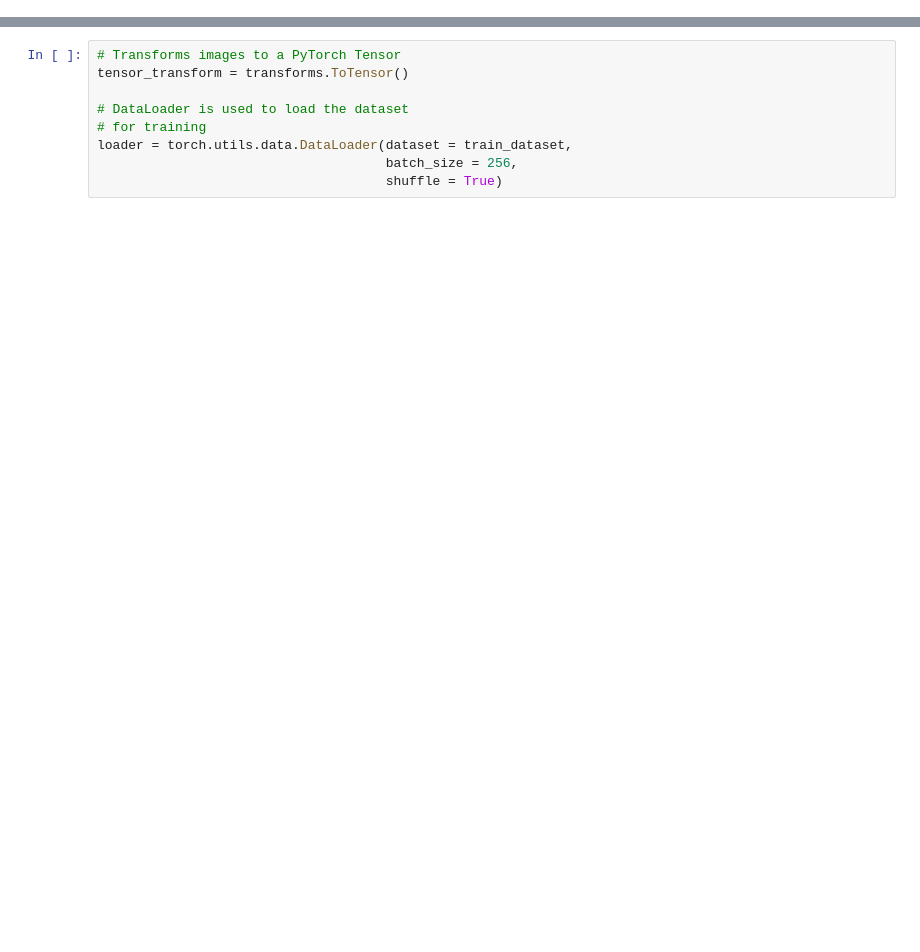
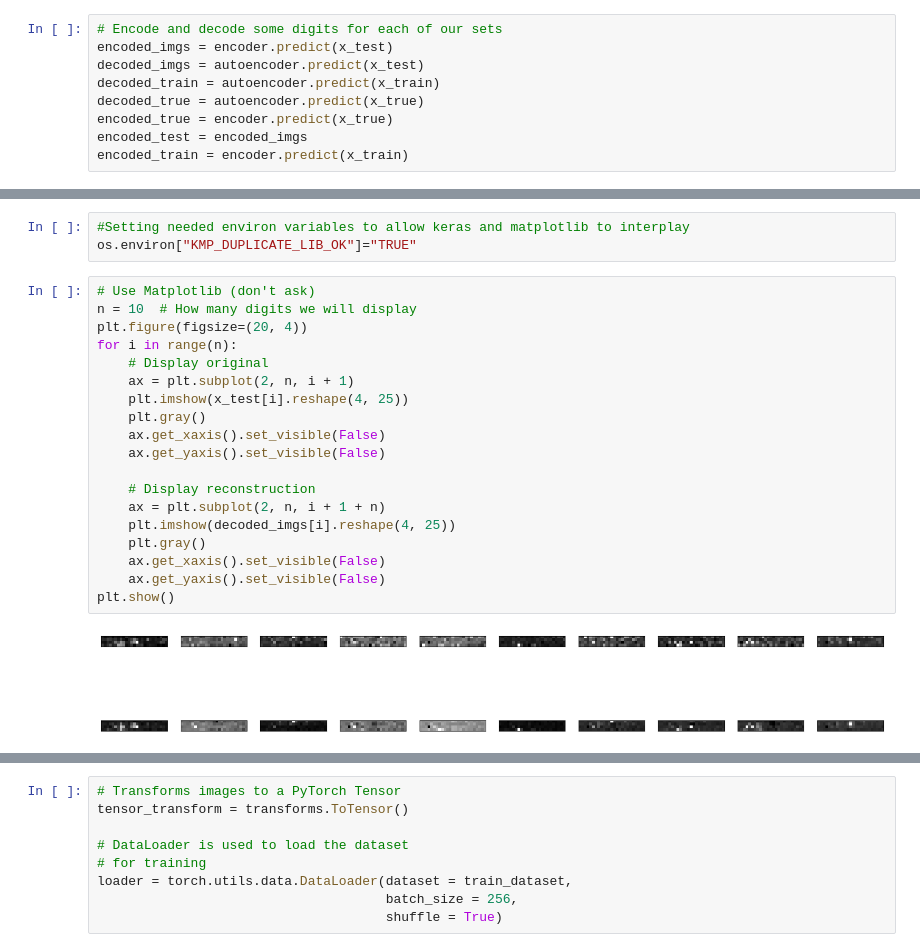
Before and after one commit to SeivenBell/Data_Science_and_Statistical_Learning_Projects, a Jupyter notebook: Final_Project/labeled_learning.ipynb, the cells around one changed output, grey strips where cells are left out. Drawn from its saved outputs; the diff is of its cells as text; blank space fills up the shorter version.

```diff
--- a/Final_Project/labeled_learning.ipynb
+++ b/Final_Project/labeled_learning.ipynb
@@ -0,0 +488,9 @@
+# %%
+# Encode and decode some digits for each of our sets
+encoded_imgs = encoder.predict(x_test)
+decoded_imgs = autoencoder.predict(x_test)
+decoded_train = autoencoder.predict(x_train)
+decoded_true = autoencoder.predict(x_true)
+encoded_true = encoder.predict(x_true)
+encoded_test = encoded_imgs
+encoded_train = encoder.predict(x_train)
@@ -0,0 +504,24 @@
+# %%
+#Setting needed environ variables to allow keras and matplotlib to interplay
+os.environ["KMP_DUPLICATE_LIB_OK"]="TRUE"
+# %%
+# Use Matplotlib (don't ask)
+n = 10  # How many digits we will display
+plt.figure(figsize=(20, 4))
+for i in range(n):
+    # Display original
+    ax = plt.subplot(2, n, i + 1)
+    plt.imshow(x_test[i].reshape(4, 25))
+    plt.gray()
+    ax.get_xaxis().set_visible(False)
+    ax.get_yaxis().set_visible(False)
+
+    # Display reconstruction
+    ax = plt.subplot(2, n, i + 1 + n)
+    plt.imshow(decoded_imgs[i].reshape(4, 25))
+    plt.gray()
+    ax.get_xaxis().set_visible(False)
+    ax.get_yaxis().set_visible(False)
+plt.show()
+# %% [output]
+[figure, added]
```
Also changed, not shown: parts of 54 cells of this notebook.
